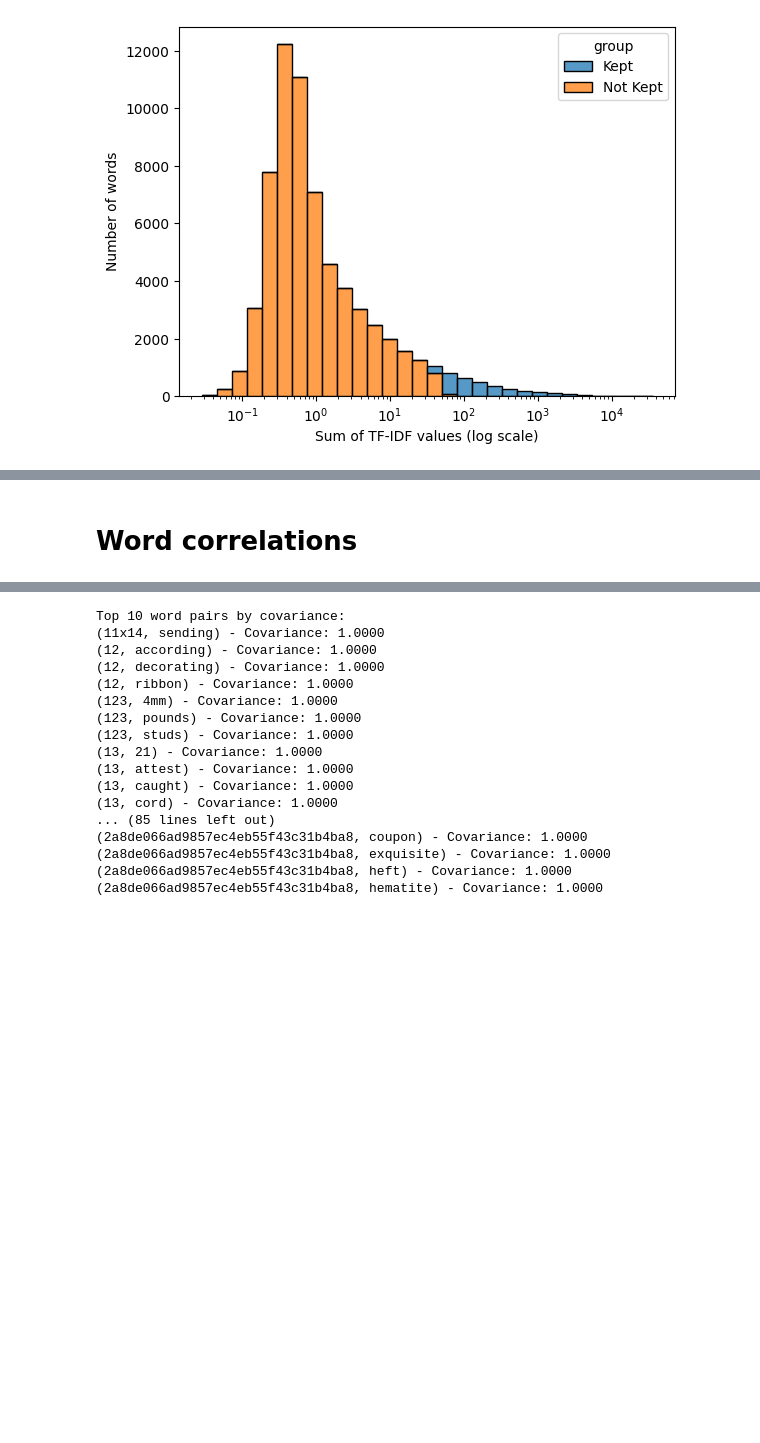
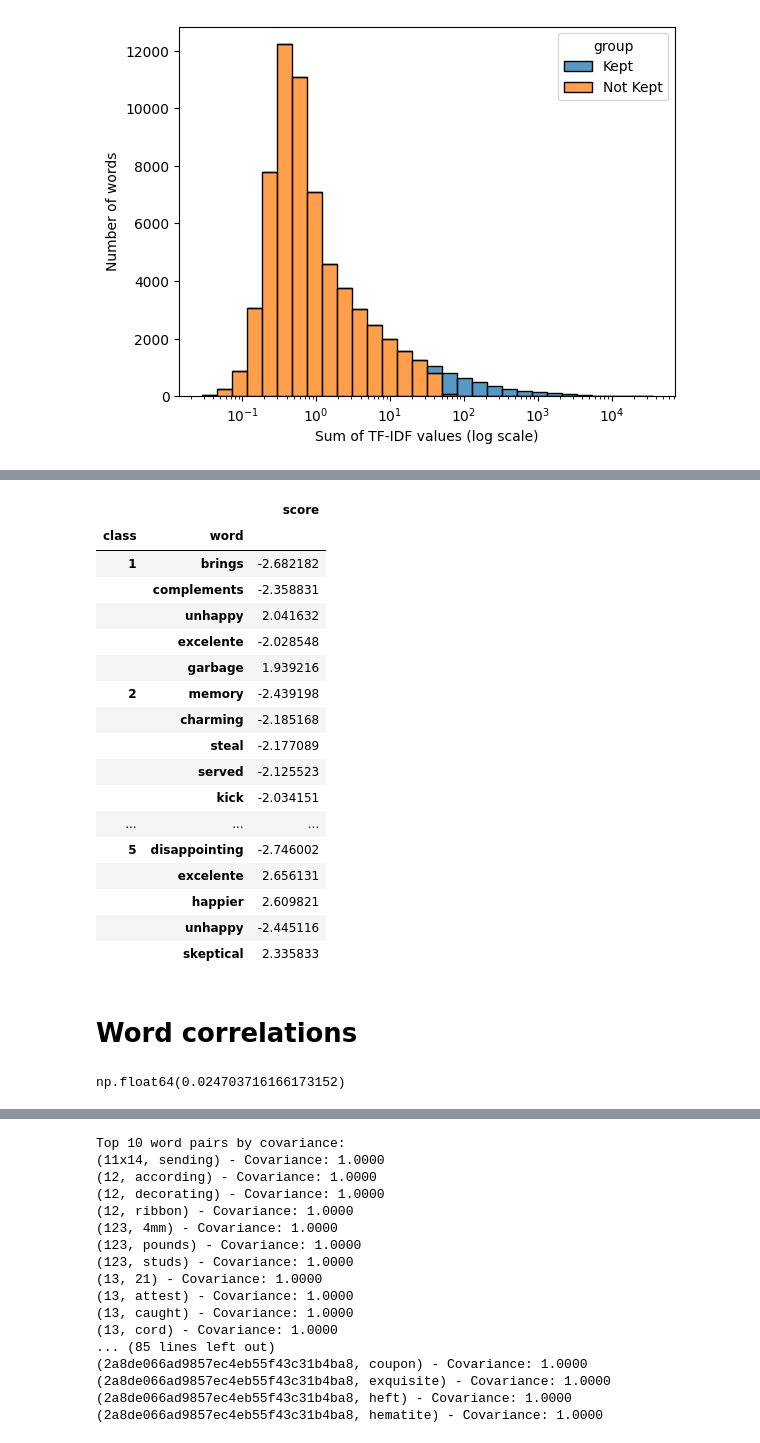
Before and after one commit to jacquesamsel/stats-318-project, a Jupyter notebook: analysis.ipynb, the cells around one changed output, grey strips where cells are left out. Saved outputs shown, nothing was run; the diff lists cells and outputs as text; code cells hidden in the pictures; blank space fills up the shorter version.

```diff
--- a/analysis.ipynb
+++ b/analysis.ipynb
@@ -385,0 +491,12 @@ scores[scores["coef"] == ]
+# %%
+scores = pd.DataFrame(pipeline.named_steps["classification"].coef_.T).rename(columns={i: f"{i+1}" for i in range(5)})
+scores["word"] = pipeline.named_steps["tf"].get_feature_names_out()
+some_scores = scores[scores["word"].isin(["love", "best", "hate", "disappointed", "the", "slightly"])].sort_values("5").set_index("word")
+some_scores.rename(columns={
+    "1": "one",
+    "2": "two",
+    "3": "three",
+    "4": "four",
+    "5": "five"
+}).round(3).to_csv("figures/some_word_scores.csv")
+some_scores
@@ -386,5 +512,60 @@ scores[scores["coef"] == ]
+# %%
+
+scores_by_class = scores.set_index('word').stack().reset_index().rename(columns={"level_1": "class", 0: "score"}).set_index(["word", "class"])
+
+
+top_scores_by_class = scores_by_class.groupby("class").apply(lambda x: x.sort_values("score", key=lambda k: abs(k), ascending=False).head(5)).reset_index(2).drop(columns=["class"])
+top_scores_by_class.to_csv("figures/top_scores_by_class.csv")
+top_scores_by_class
+# %% [output]
+|  |  | score |
+| class | word |  |
+| 1 | brings | -2.682182 |
+|  | complements | -2.358831 |
+|  | unhappy | 2.041632 |
+|  | excelente | -2.028548 |
+|  | garbage | 1.939216 |
+| 2 | memory | -2.439198 |
+|  | charming | -2.185168 |
+|  | steal | -2.177089 |
+|  | served | -2.125523 |
+|  | kick | -2.034151 |
+| ... | ... | ... |
+| 5 | disappointing | -2.746002 |
+|  | excelente | 2.656131 |
+|  | happier | 2.609821 |
+|  | unhappy | -2.445116 |
+|  | skeptical | 2.335833 |
 # %% [markdown]
 # Word correlations
+# %%
+def get_cor(corpus, word1, word2):
+    cv = CountVectorizer()
+    tf = cv.fit_transform(corpus)
+    word1idx = list(cv.get_feature_names_out()).index(word1)
+    word2idx = list(cv.get_feature_names_out()).index(word2)
+
+    counts = tf[:, [word1idx, word2idx]]
+    cov = np.cov(counts.toarray(), rowvar=False)
+    return cov[0, 1] / math.sqrt(cov[0, 0] * cov[1, 1])
+
+get_cor(train_x, "recommend", "worst")
+get_cor(train_x, "recommend", "best")
+
+word_pairs = [
+    ("recommend", "worst"),
+    ("recommend", "best"),
+    ("recommend", "love"),
+    ("recommend", "hate"),
+    ("recommend", "like"),
+    ("recommend", "dislike"),
+    ("recommend", "enjoy"),
+    ("recommend", "disappoint"),
+    ("recommend", "satisfied"),
+    ("recommend", "unsatisfied")
+]
+# %% [output]
+np.float64(0.024703716166173152)
 # %%
 def word_covariances(tf_mat: np.ndarray):
     n, d = tf_mat.shape
```
Also changed, not shown: parts of 23 cells of this notebook.
